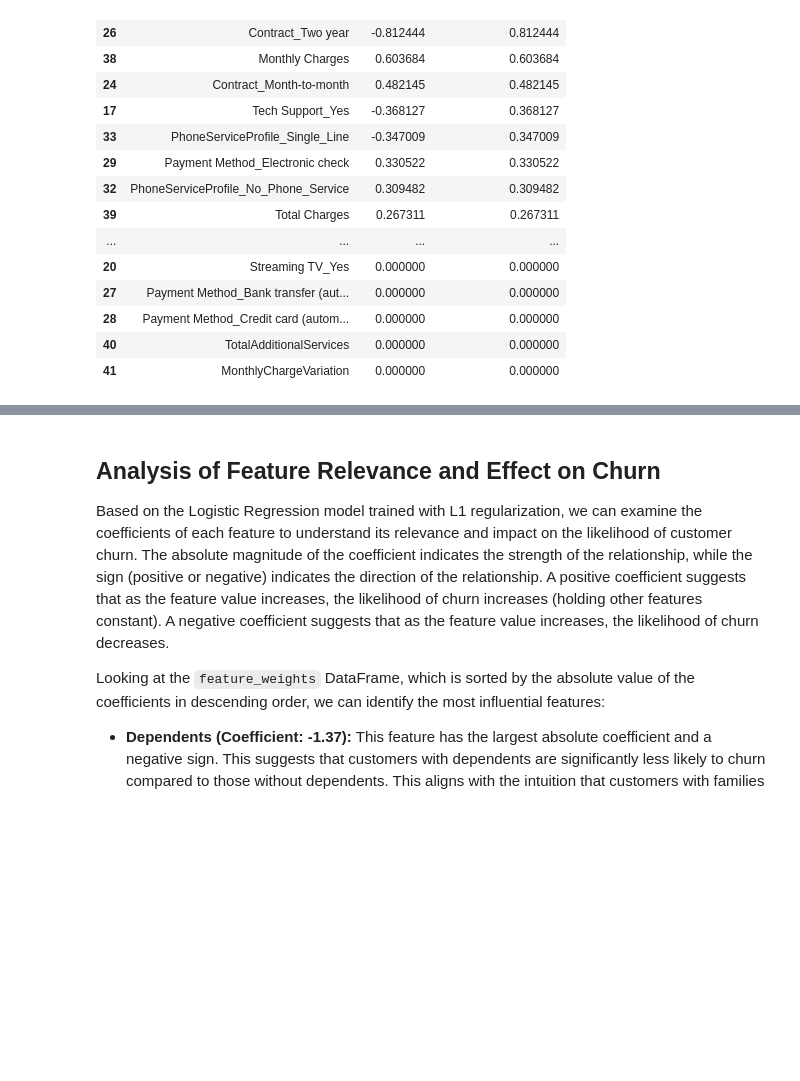
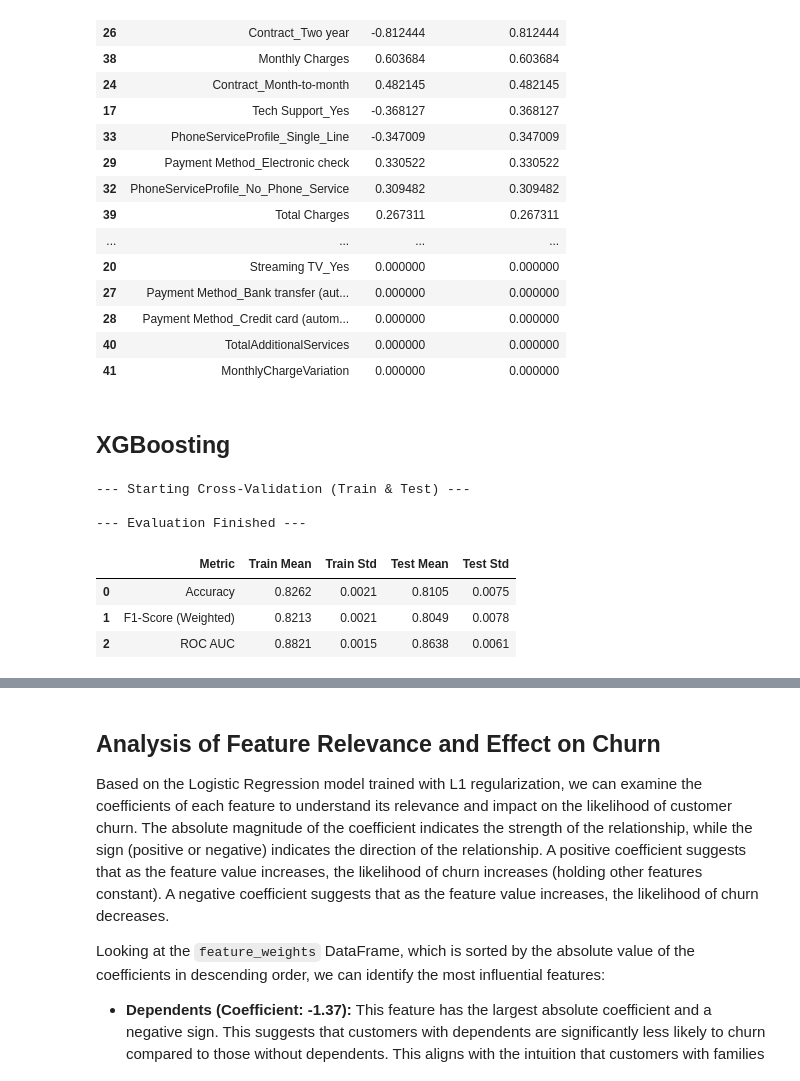
Before and after one commit to caio-olubini/ML-Projects, a Jupyter notebook: Telco_Customer_Churn_Classification_Model.ipynb, the cells around one changed output, grey strips where cells are left out. Cells and saved outputs as stored; diff of their text form; code cells hidden in the pictures; blank space fills up the shorter version.

```diff
--- a/Telco_Customer_Churn_Classification_Model.ipynb
+++ b/Telco_Customer_Churn_Classification_Model.ipynb
@@ -812,3 +818,33 @@ Feature Weights from the last fold's trained model:
 | 28 | Payment Method_Credit card (autom... | 0.000000 | 0.000000 |
 | 40 | TotalAdditionalServices | 0.000000 | 0.000000 |
 | 41 | MonthlyChargeVariation | 0.000000 | 0.000000 |
+# %% [markdown]
+## XGBoosting
+# %%
+import xgboost as xgb
+
+# Initialize XGBoost Classifier model
+model = xgb.XGBClassifier(objective='binary:logistic',
+                          max_depth = 3,
+                          min_child_weight = 5,
+                          subsample = 0.6,
+                          colsample_bytree = 0.6,
+                          eta = 0.1,
+                          gamma = 0.5,
+                          reg_lambda = 10,
+                          random_state=42)
+
+# Initialize a StratifiedKFold object (same as before)
+cv = StratifiedKFold(n_splits=5, shuffle=True, random_state=42)
+
+# Perform cross-validation
+trained_model_xgb, results_xgb = evaluate_model_cv(model=model, X=X_processed, y=y, cv_strategy=cv)
+results_xgb
+# %% [output]
+--- Starting Cross-Validation (Train & Test) ---
+
+--- Evaluation Finished ---
+|  | Metric | Train Mean | Train Std | Test Mean | Test Std |
+| 0 | Accuracy | 0.8262 | 0.0021 | 0.8105 | 0.0075 |
+| 1 | F1-Score (Weighted) | 0.8213 | 0.0021 | 0.8049 | 0.0078 |
+| 2 | ROC AUC | 0.8821 | 0.0015 | 0.8638 | 0.0061 |
```
Also changed, not shown: parts of 9 cells of this notebook.
